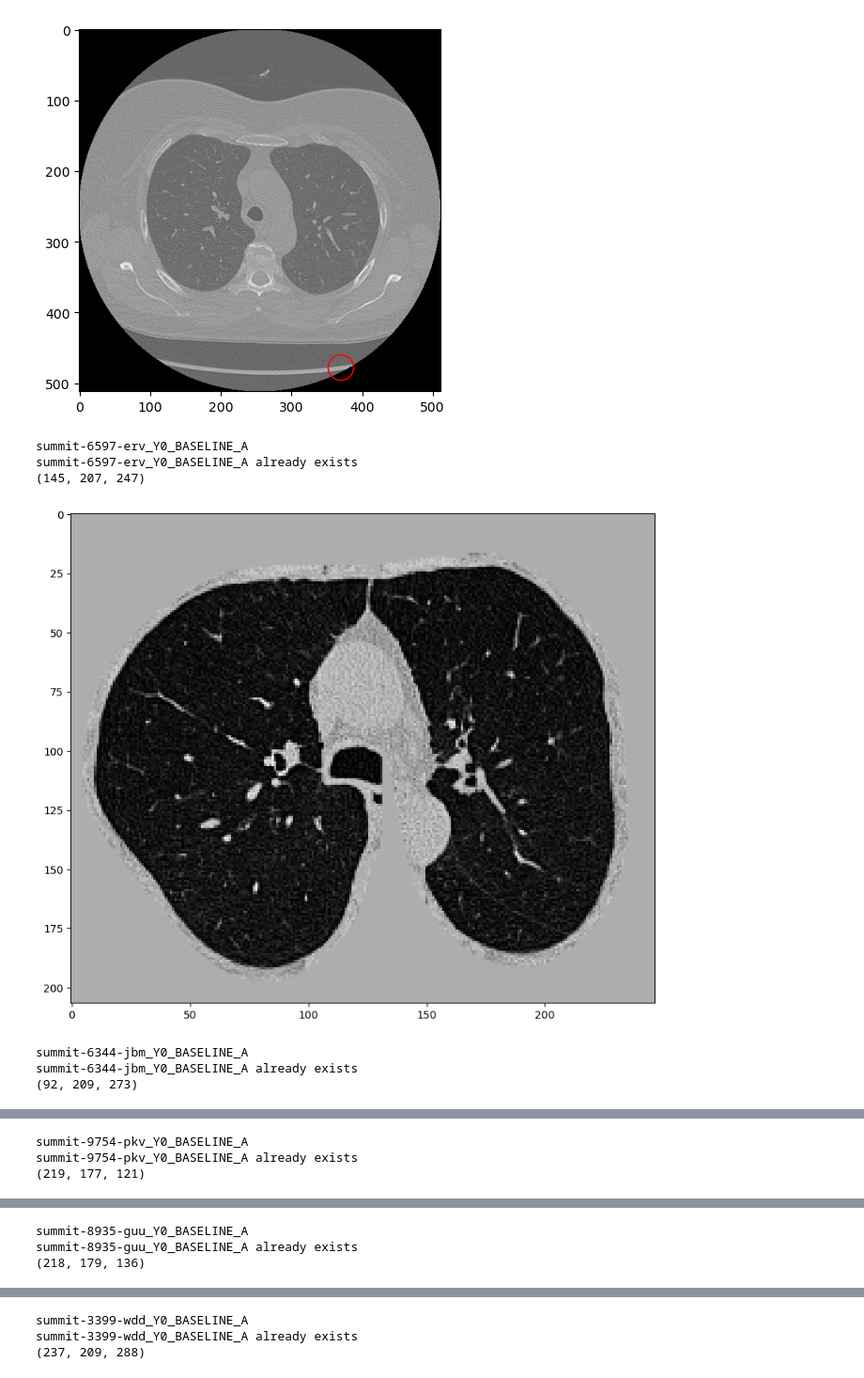
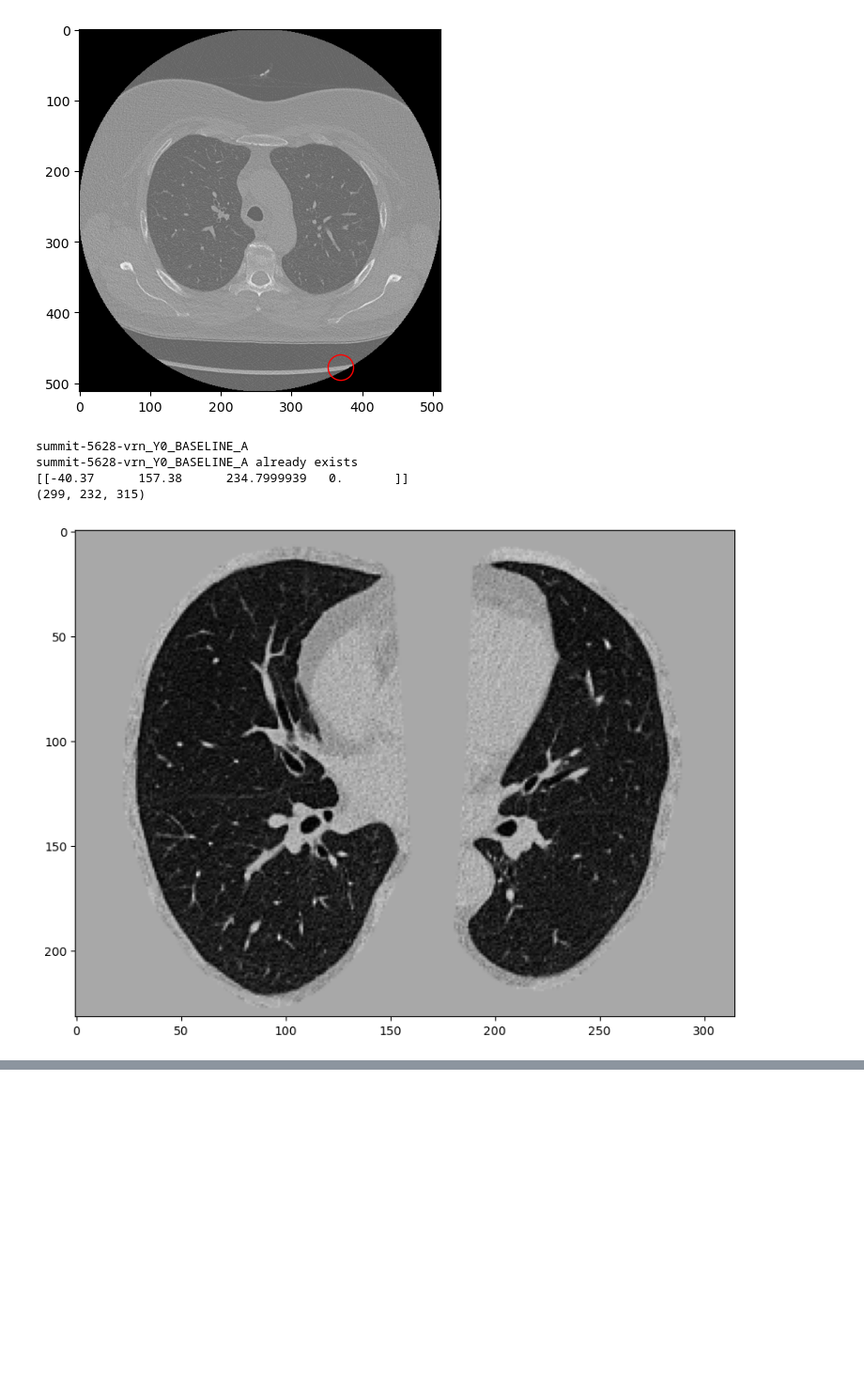
Before and after one commit to johnmccabe44/fairness-in-nodule-detection, a Jupyter notebook: models/grt123/check_labels.ipynb, the cells around one changed output, grey strips where cells are left out. Shown at 94% size. Cells and saved outputs as stored; diff of their text form; code cells hidden in the pictures; blank space fills up the shorter version.

```diff
--- a/models/grt123/check_labels.ipynb
+++ b/models/grt123/check_labels.ipynb
@@ -8,21 +8,3 @@ import subprocess
 
 
 data_dir = 'prep_result/summit'
-# %%
-# copy labels from cluster
-# Define the source and destination for scp
-source = 'jmccabe@localhost:/cluster/project2/SUMMIT/cache/sota/grt123/prep_result/summit/*_label.npy'
-destination = data_dir
-
-# Use subprocess to run the scp command
-scp_command = ['scp', "-P", "2222", source, destination]
-subprocess.run(scp_command, check=True)
-
-# combine into a single labels file
-
-combined_results = {}
-for label_path in tqdm(Path(data_dir).rglob('*_label.npy')):
-    label = np.load(label_path)
-    if label.shape[0] != 1:
-        for i, l in enumerate(label):
-            combined_results[label_path.stem.replace('_label','') + '_' + str(i)] = l
@@ -171,39 +146,39 @@ def copy_npy_from_cluster(scan_id, workspace):
             "scp",
             "-P 2222",
             f"jmccabe@localhost:/cluster/project2/SUMMIT/cache/sota/grt123/prep_result/summit/{scan_id}_clean.npy",
             f"{workspace}/models/grt123/prep_result/summit/."
         ]
         result = subprocess.run(command)
         print(result.stdout)
 
     if not Path(f"{workspace}/models/grt123/prep_result/summit/{scan_id}_label.npy").exists():
         command = [
             "scp",
             "-P 2222",
             f"jmccabe@localhost:/cluster/project2/SUMMIT/cache/sota/grt123/prep_result/summit/{scan_id}_label.npy",
             f"{workspace}/models/grt123/prep_result/summit/."
         ]
         result = subprocess.run(command)
         print(result.stdout)
 
-for scan_id in list(negative_labels.scan_id.unique()) + list(nodules_outside_scan_dims.scan_id.unique()):
+# for scan_id in list(negative_labels.scan_id.unique()) + list(nodules_outside_scan_dims.scan_id.unique()):
+
+for scan_id in ['summit-5628-vrn_Y0_BASELINE_A']:
 
     print(scan_id)
     copy_npy_from_cluster(scan_id, workspace)
     copy_scan_from_cluster(scan_id, workspace)
     clean = np.load(f'prep_result/summit/{scan_id}_clean.npy')
     label = np.load(f'prep_result/summit/{scan_id}_label.npy')
-
+    print(label)
     print(clean.squeeze().shape)
     mid_idx = clean.squeeze().shape[0] // 2
     fig, ax = plt.subplots(figsize=(10, 10))
     ax.imshow(clean.squeeze()[mid_idx, :, :], cmap='gray')
     plt.show()
 # %% [output]
-summit-6597-erv_Y0_BASELINE_A
-summit-6597-erv_Y0_BASELINE_A already exists
-(145, 207, 247)
+summit-5628-vrn_Y0_BASELINE_A
+summit-5628-vrn_Y0_BASELINE_A already exists
+[[-40.37      157.38      234.7999939   0.       ]]
+(299, 232, 315)
-[figure, old version]
+[figure, new version]
-summit-6344-jbm_Y0_BASELINE_A
-summit-6344-jbm_Y0_BASELINE_A already exists
-(92, 209, 273)
@@ -211,3 +184,0 @@ summit-6344-jbm_Y0_BASELINE_A already exists
-summit-9754-pkv_Y0_BASELINE_A
-summit-9754-pkv_Y0_BASELINE_A already exists
-(219, 177, 121)
@@ -215,3 +184,0 @@ summit-9754-pkv_Y0_BASELINE_A already exists
-summit-8935-guu_Y0_BASELINE_A
-summit-8935-guu_Y0_BASELINE_A already exists
-(218, 179, 136)
@@ -219,3 +184,0 @@ summit-8935-guu_Y0_BASELINE_A already exists
-summit-3399-wdd_Y0_BASELINE_A
-summit-3399-wdd_Y0_BASELINE_A already exists
-(237, 209, 288)
```
Also changed, not shown: parts of 2 cells of this notebook, 3 other files.
